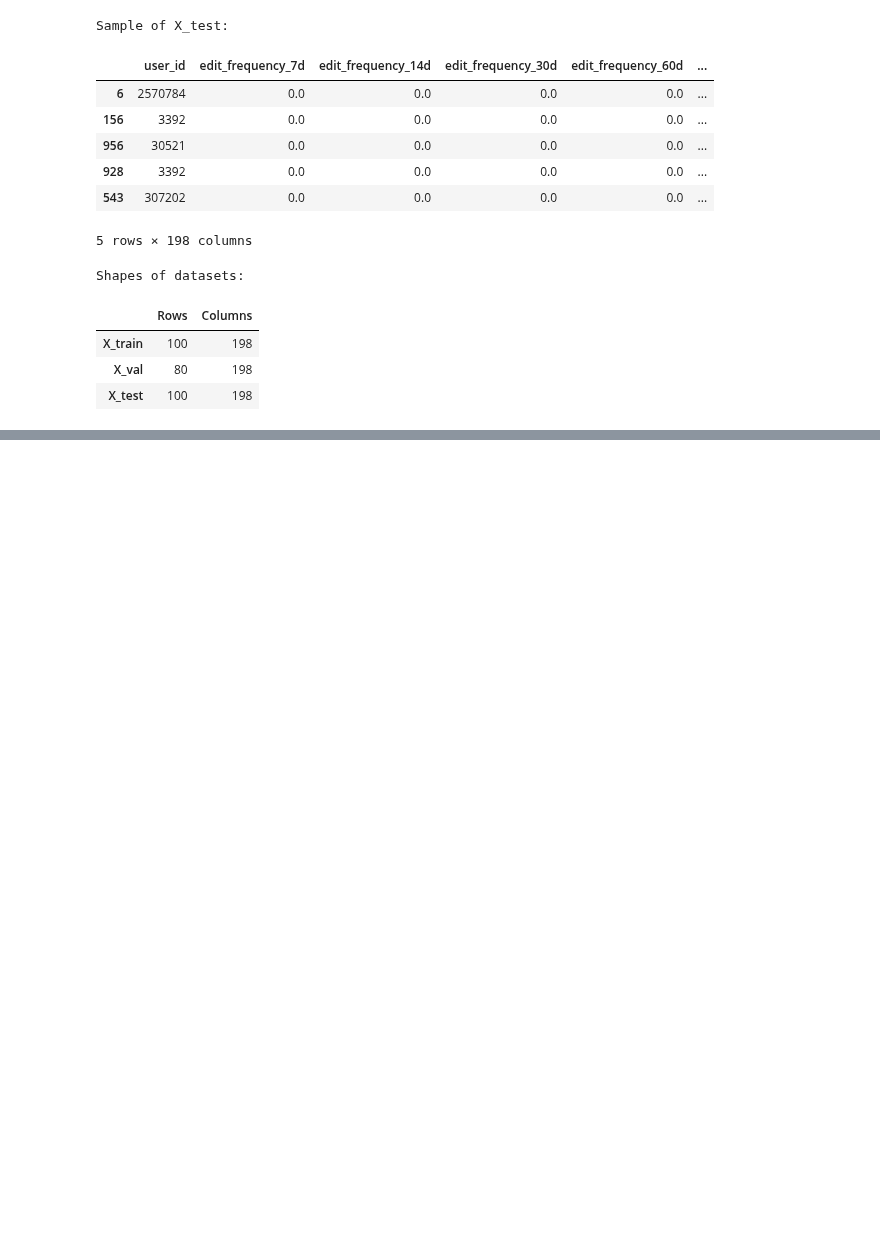
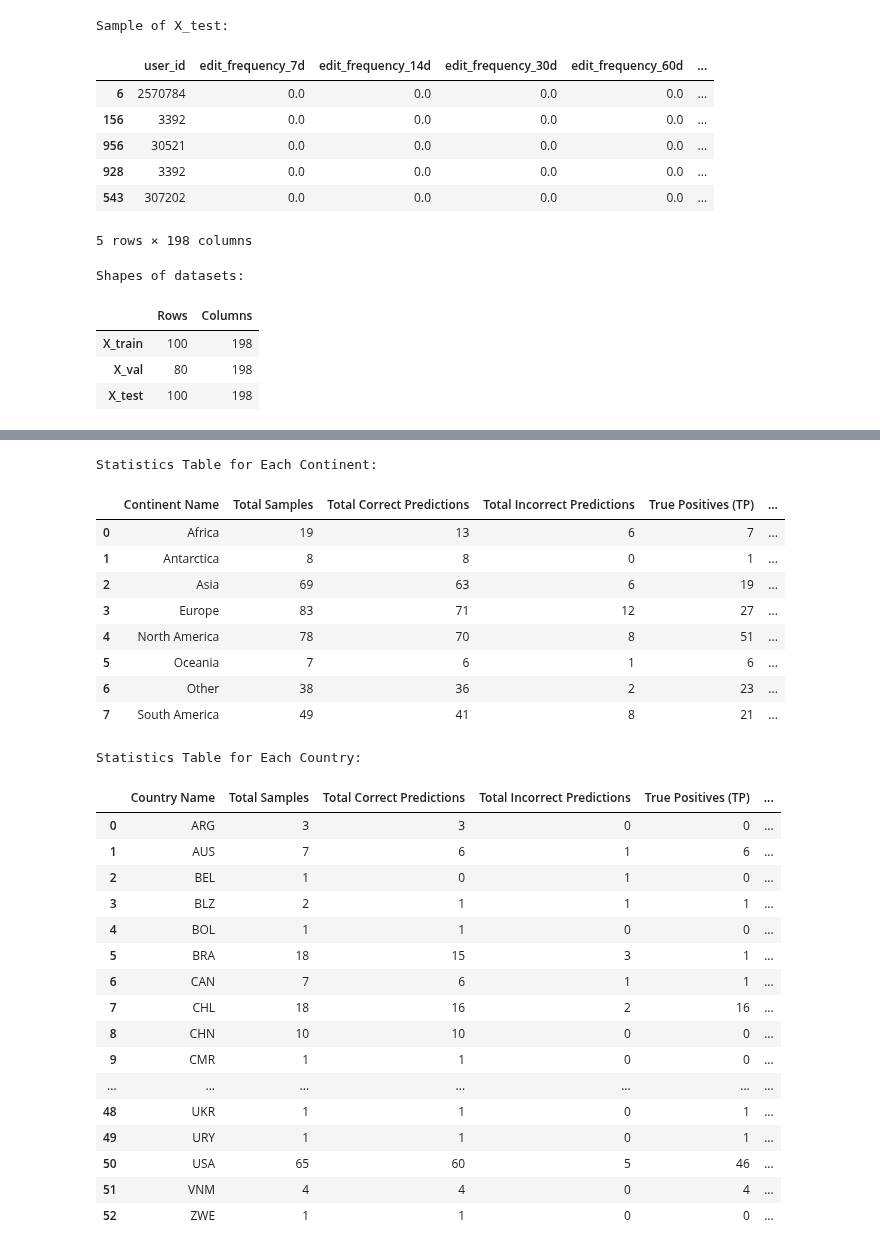
Before and after one commit to rspseshasai/vandalism_detection_osm, a Jupyter notebook: notebooks/contri.ipynb, the cells around one changed output, grey strips where cells are left out. Cells and saved outputs as stored; diff of their text form; code cells hidden in the pictures; blank space fills up the shorter version.

```diff
--- a/notebooks/contri.ipynb
+++ b/notebooks/contri.ipynb
@@ -261,0 +286,44 @@ plot_roc_pr_curves()
+# %%
+# In your Jupyter Notebook
+import pandas as pd
+
+# Continent Evaluation Results
+continent_results_path = os.path.join(config.GEOGRAPHICAL_RESULTS_DIR, 'continent_evaluation_results.csv')
+continent_stats_df = pd.read_csv(continent_results_path)
+print("\nStatistics Table for Each Continent:")
+display(continent_stats_df)
+
+# Country Evaluation Results
+country_results_path = os.path.join(config.GEOGRAPHICAL_RESULTS_DIR, 'country_evaluation_results.csv')
+country_stats_df = pd.read_csv(country_results_path)
+print("\nStatistics Table for Each Country:")
+display(country_stats_df)
+# %% [output]
+Statistics Table for Each Continent:
+|  | Continent Name | Total Samples | Total Correct Predictions | Total Incorrect Predictions | True Positives (TP) | ... |
+| 0 | Africa | 19 | 13 | 6 | 7 | ... |
+| 1 | Antarctica | 8 | 8 | 0 | 1 | ... |
+| 2 | Asia | 69 | 63 | 6 | 19 | ... |
+| 3 | Europe | 83 | 71 | 12 | 27 | ... |
+| 4 | North America | 78 | 70 | 8 | 51 | ... |
+| 5 | Oceania | 7 | 6 | 1 | 6 | ... |
+| 6 | Other | 38 | 36 | 2 | 23 | ... |
+| 7 | South America | 49 | 41 | 8 | 21 | ... |
+Statistics Table for Each Country:
+|  | Country Name | Total Samples | Total Correct Predictions | Total Incorrect Predictions | True Positives (TP) | ... |
+| 0 | ARG | 3 | 3 | 0 | 0 | ... |
+| 1 | AUS | 7 | 6 | 1 | 6 | ... |
+| 2 | BEL | 1 | 0 | 1 | 0 | ... |
+| 3 | BLZ | 2 | 1 | 1 | 1 | ... |
+| 4 | BOL | 1 | 1 | 0 | 0 | ... |
+| 5 | BRA | 18 | 15 | 3 | 1 | ... |
+| 6 | CAN | 7 | 6 | 1 | 1 | ... |
+| 7 | CHL | 18 | 16 | 2 | 16 | ... |
+| 8 | CHN | 10 | 10 | 0 | 0 | ... |
+| 9 | CMR | 1 | 1 | 0 | 0 | ... |
+| ... | ... | ... | ... | ... | ... | ... |
+| 48 | UKR | 1 | 1 | 0 | 1 | ... |
+| 49 | URY | 1 | 1 | 0 | 1 | ... |
+| 50 | USA | 65 | 60 | 5 | 46 | ... |
+| 51 | VNM | 4 | 4 | 0 | 4 | ... |
+| 52 | ZWE | 1 | 1 | 0 | 0 | ... |
```
Also changed, not shown: parts of 3 cells of this notebook, 6 other files.
